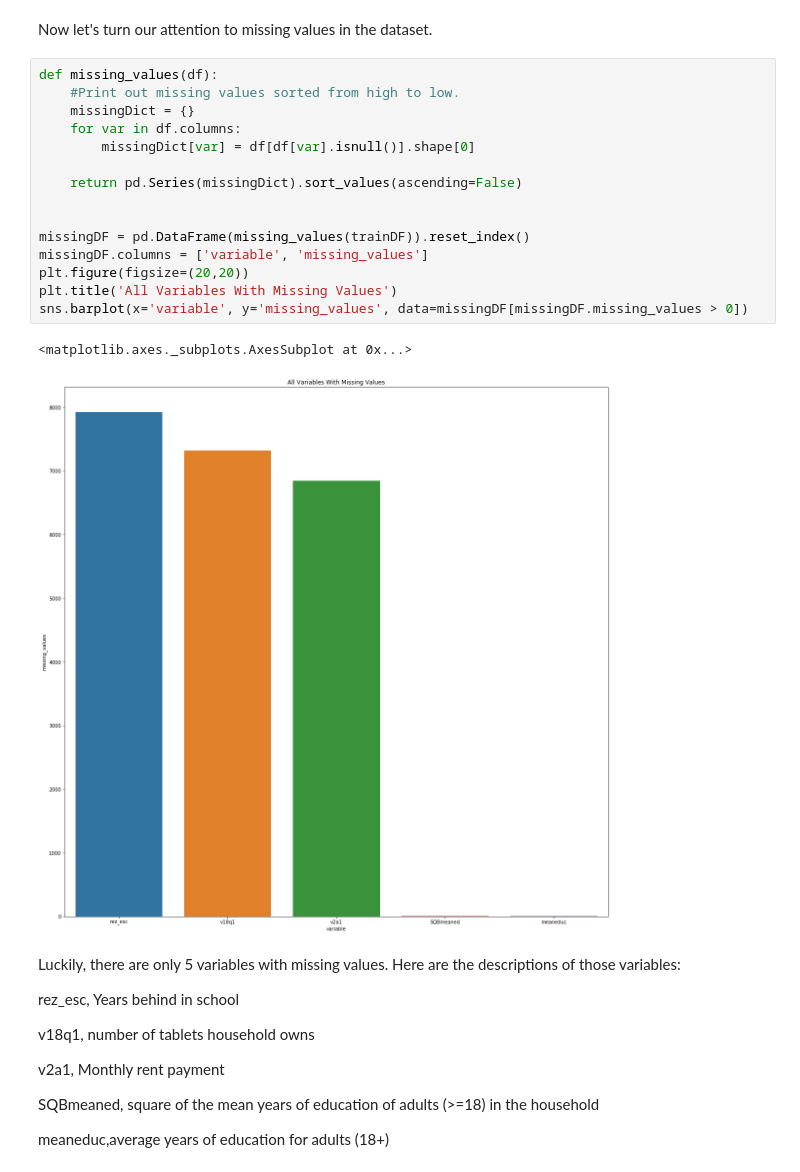
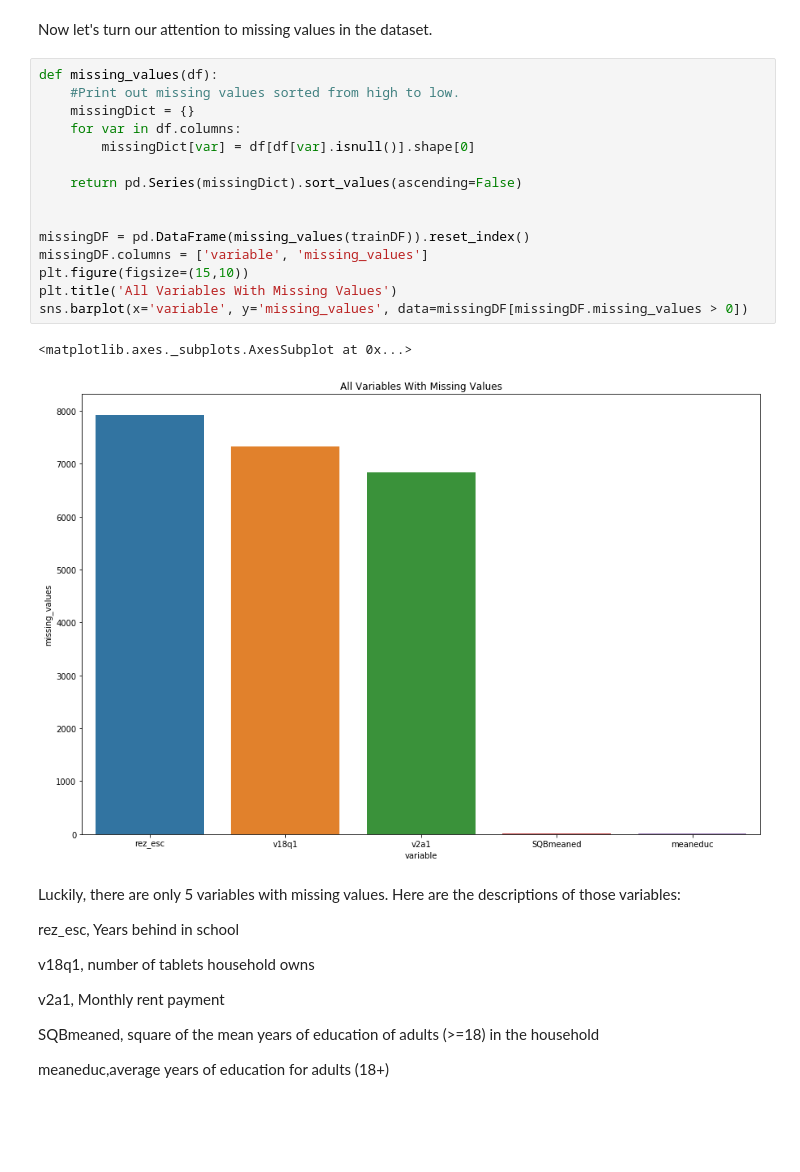
Before and after one commit to nickgrasley/appliedMachineLearning, a Jupyter notebook: hw4/hw4.ipynb, the cells around one changed output. Drawn from its saved outputs; the diff is of its cells as text; blank space fills up the shorter version.

```diff
--- a/hw4/hw4.ipynb
+++ b/hw4/hw4.ipynb
@@ -424,21 +431,21 @@ Now let's turn our attention to missing values in the dataset.
 # %%
 def missing_values(df):
     #Print out missing values sorted from high to low.
     missingDict = {}
     for var in df.columns:
         missingDict[var] = df[df[var].isnull()].shape[0]
 
     return pd.Series(missingDict).sort_values(ascending=False)
 
 
 missingDF = pd.DataFrame(missing_values(trainDF)).reset_index()
 missingDF.columns = ['variable', 'missing_values']
-plt.figure(figsize=(20,20))
+plt.figure(figsize=(15,10))
 plt.title('All Variables With Missing Values')
 sns.barplot(x='variable', y='missing_values', data=missingDF[missingDF.missing_values > 0])
 # %% [output]
 <matplotlib.axes._subplots.AxesSubplot at 0x...>
-[figure, old version]
+[figure, new version]
 # %% [markdown]
 Luckily, there are only 5 variables with missing values. Here are the descriptions of those variables:
 
```
Also changed, not shown: parts of 17 cells of this notebook.
